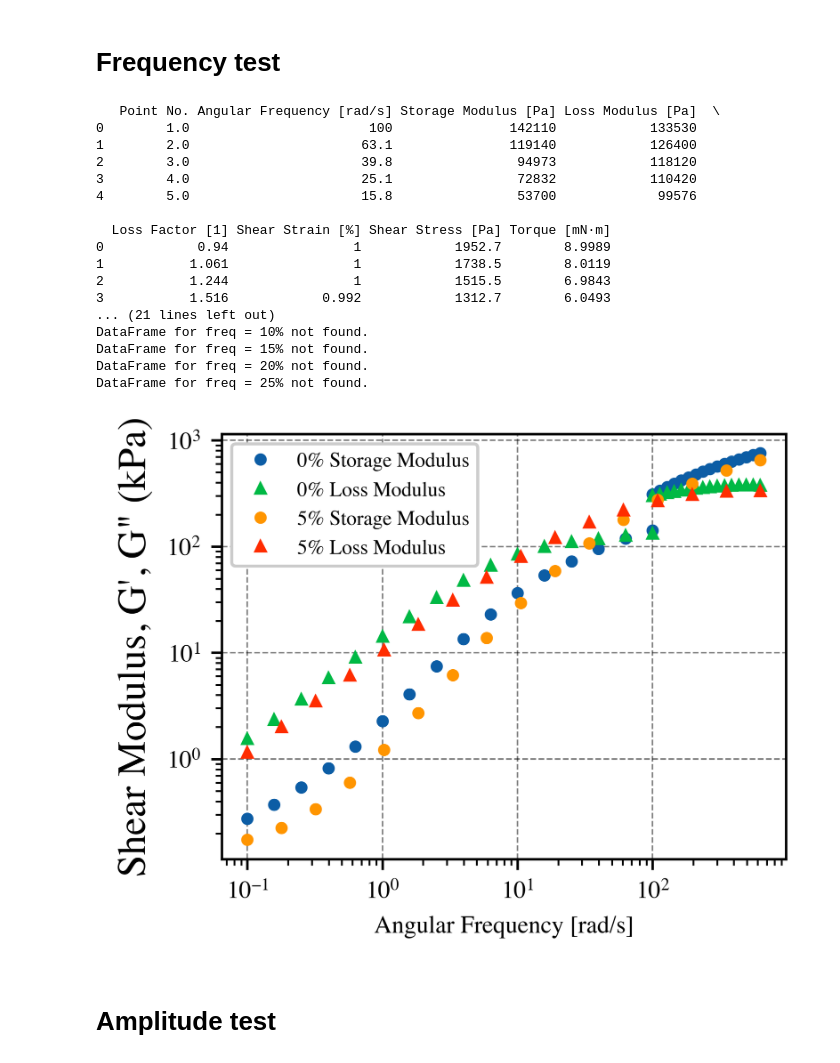
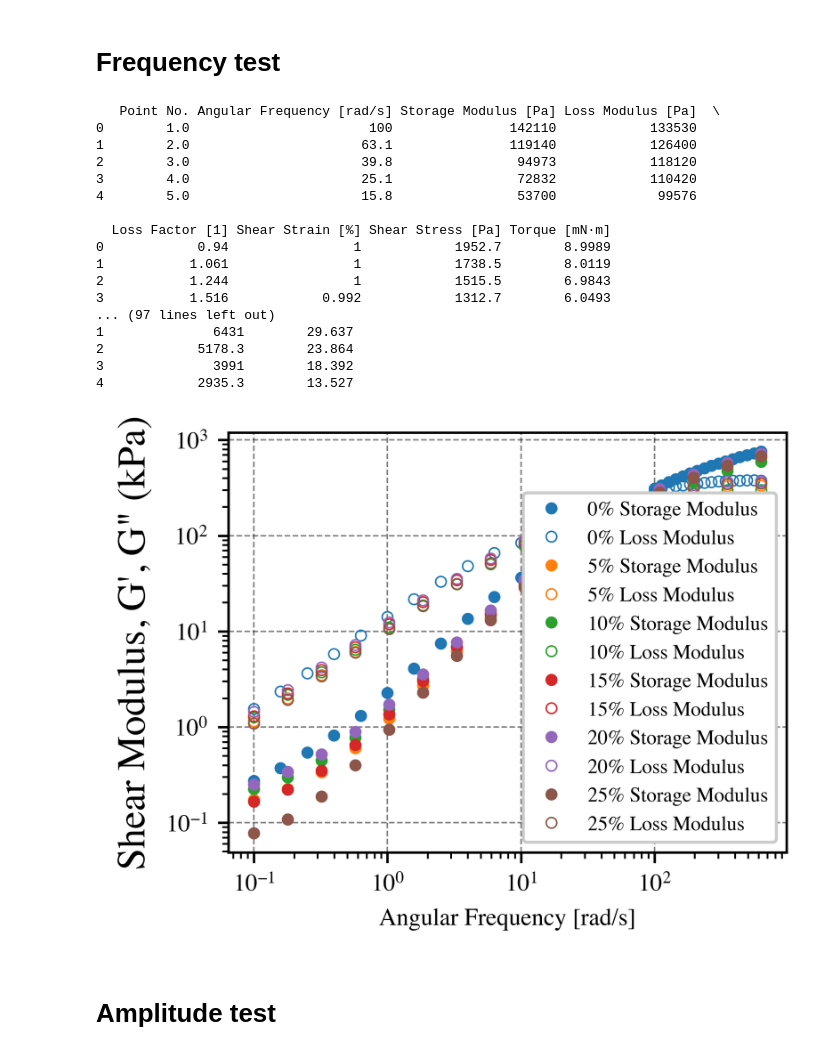
Before and after one commit to te5msride/Rheology, a Jupyter notebook: rheology.ipynb, the cells around one changed output. Saved outputs shown, nothing was run; the diff lists cells and outputs as text; code cells hidden in the pictures.

```diff
--- a/rheology.ipynb
+++ b/rheology.ipynb
@@ -112,7 +112,7 @@ def select_columns_for_plotting(df, sheet_name):
     selected_columns = []  # Add your logic here
     return df[selected_columns]
 
-file_name = 'Testing1-29.xlsx'
+file_name = 'Rheology-PCL-Cu.xlsx'
 
 # Load the Excel file once to fetch all sheet names and normalize them
 xls = pd.ExcelFile(file_name)
@@ -168,8 +152,11 @@ test_type = 'Freq'
 # Create a figure and axes
 fig, ax = plt.subplots()
 
+# Define a color map for each condition
+color_map = plt.cm.get_cmap('tab10')
+
 # Iterate over the conditions
-for condition in conditions:
+for i, condition in enumerate(conditions):
     # Normalize the test name to lowercase to match the dictionary keys
     test_name_normalized = f"{test_type.lower()} = {condition.lower()}"
 
@@ -190,46 +177,45 @@ for condition in conditions:
         specific_test_df['Loss Modulus [Pa]'] = specific_test_df['Loss Modulus [Pa]'] / 1000
 
         # Scatter plot for Storage Modulus as circles
-        ax.plot(specific_test_df['Angular Frequency [rad/s]'], specific_test_df['Storage Modulus [Pa]'], 'o', label=f'{condition} Storage Modulus')
+        ax.plot(specific_test_df['Angular Frequency [rad/s]'], specific_test_df['Storage Modulus [Pa]'], 'o', markersize=3, label=f'{condition} Storage Modulus', color=color_map(i))
 
-        # Scatter plot for Loss Modulus as triangles
-        ax.plot(specific_test_df['Angular Frequency [rad/s]'], specific_test_df['Loss Modulus [Pa]'], '^', label=f'{condition} Loss Modulus')
+        ax.plot(specific_test_df['Angular Frequency [rad/s]'], specific_test_df['Loss Modulus [Pa]'], 'o', markersize=3.5, mew=.5, markerfacecolor='none', label=f'{condition} Loss Modulus', color=color_map(i))
 
     else:
         print(f"DataFrame for {test_name_normalized} not found.")
 
 # Set scale to log for both axes
 ax.set_xscale('log')
 ax.set_yscale('log')
 
 # Adding title and labels
 ax.set_xlabel('Angular Frequency [rad/s]')
 ax.set_ylabel('Shear Modulus, G\', G" (kPa)', fontsize=13)
 
 # Adding legend
 ax.legend(fontsize='small')  # Choose an appropriate size like 'small', 'medium', 'large', or a numeric value
 
 # Show plot
 plt.show()
 # %% [output]
    Point No. Angular Frequency [rad/s] Storage Modulus [Pa] Loss Modulus [Pa]  \
 0        1.0                       100               142110            133530
 1        2.0                      63.1               119140            126400
 2        3.0                      39.8                94973            118120
 3        4.0                      25.1                72832            110420
 4        5.0                      15.8                53700             99576
 
   Loss Factor [1] Shear Strain [%] Shear Stress [Pa] Torque [mN·m]
 0            0.94                1            1952.7        8.9989
 1           1.061                1            1738.5        8.0119
 2           1.244                1            1515.5        6.9843
 3           1.516            0.992            1312.7        6.0493
-... (21 lines left out)
-DataFrame for freq = 10% not found.
-DataFrame for freq = 15% not found.
-DataFrame for freq = 20% not found.
-DataFrame for freq = 25% not found.
+... (97 lines left out)
+1              6431        29.637
+2            5178.3        23.864
+3              3991        18.392
+4            2935.3        13.527
-[figure, old version]
+[figure, new version]
 # %% [markdown]
 # Amplitude test
 # %%
```
Also changed, not shown: parts of 10 cells of this notebook, 5 other files.
